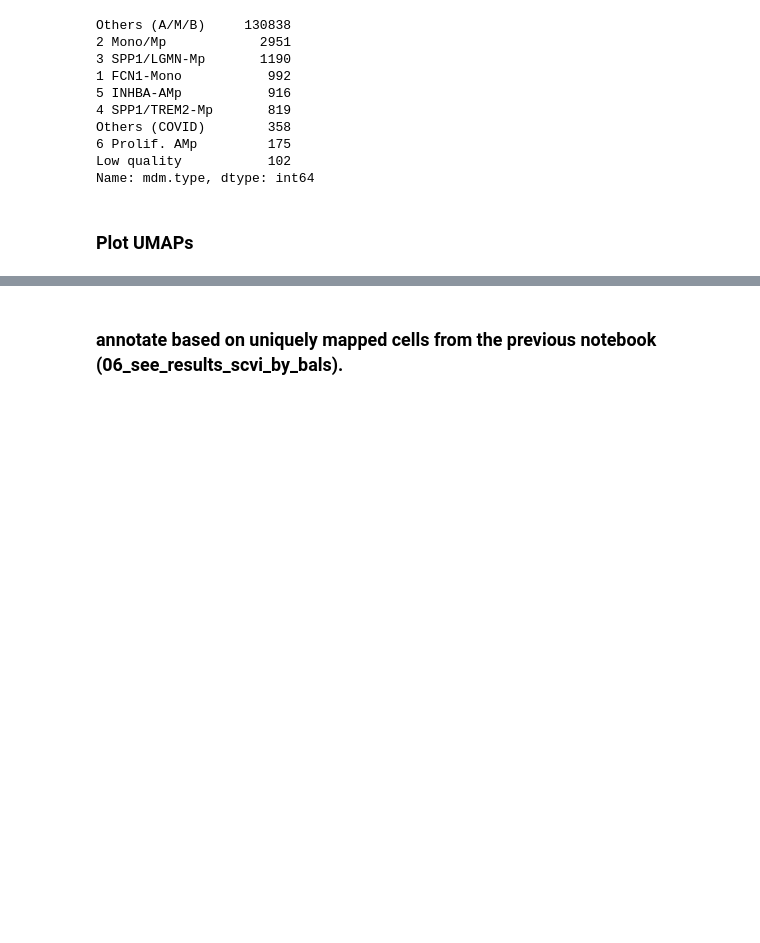
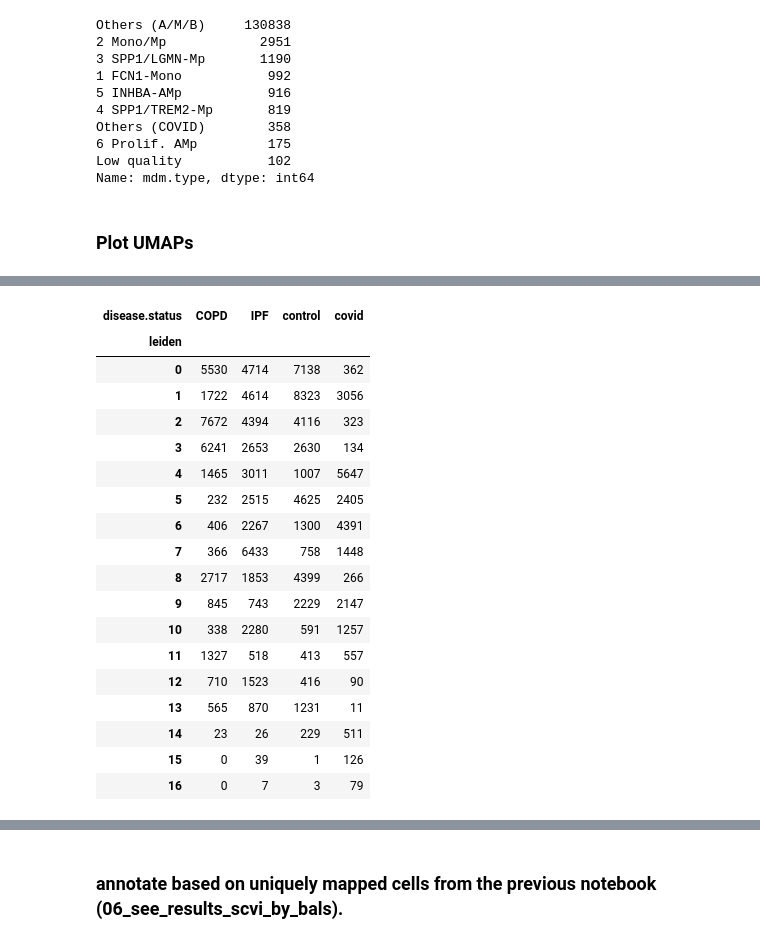
Before and after one commit to theislab/covid_macrophages_integration, a Jupyter notebook: notebooks/03_plot_umaps_after_integration_revision.ipynb, the cells around one changed output, grey strips where cells are left out. Drawn from its saved outputs; the diff is of its cells as text; code cells hidden in the pictures; blank space fills up the shorter version.

```diff
--- a/notebooks/03_plot_umaps_after_integration_revision.ipynb
+++ b/notebooks/03_plot_umaps_after_integration_revision.ipynb
@@ -387,2 +407,22 @@ import seaborn as sns
 # %%
-hm_others.reindex(order_leiden)
+hm_others
+# %% [output]
+| disease.status | COPD | IPF | control | covid |
+| leiden |  |  |  |  |
+| 0 | 5530 | 4714 | 7138 | 362 |
+| 1 | 1722 | 4614 | 8323 | 3056 |
+| 2 | 7672 | 4394 | 4116 | 323 |
+| 3 | 6241 | 2653 | 2630 | 134 |
+| 4 | 1465 | 3011 | 1007 | 5647 |
+| 5 | 232 | 2515 | 4625 | 2405 |
+| 6 | 406 | 2267 | 1300 | 4391 |
+| 7 | 366 | 6433 | 758 | 1448 |
+| 8 | 2717 | 1853 | 4399 | 266 |
+| 9 | 845 | 743 | 2229 | 2147 |
+| 10 | 338 | 2280 | 591 | 1257 |
+| 11 | 1327 | 518 | 413 | 557 |
+| 12 | 710 | 1523 | 416 | 90 |
+| 13 | 565 | 870 | 1231 | 11 |
+| 14 | 23 | 26 | 229 | 511 |
+| 15 | 0 | 39 | 1 | 126 |
+| 16 | 0 | 7 | 3 | 79 |
```
Also changed, not shown: parts of 49 cells of this notebook, 5 other files.
